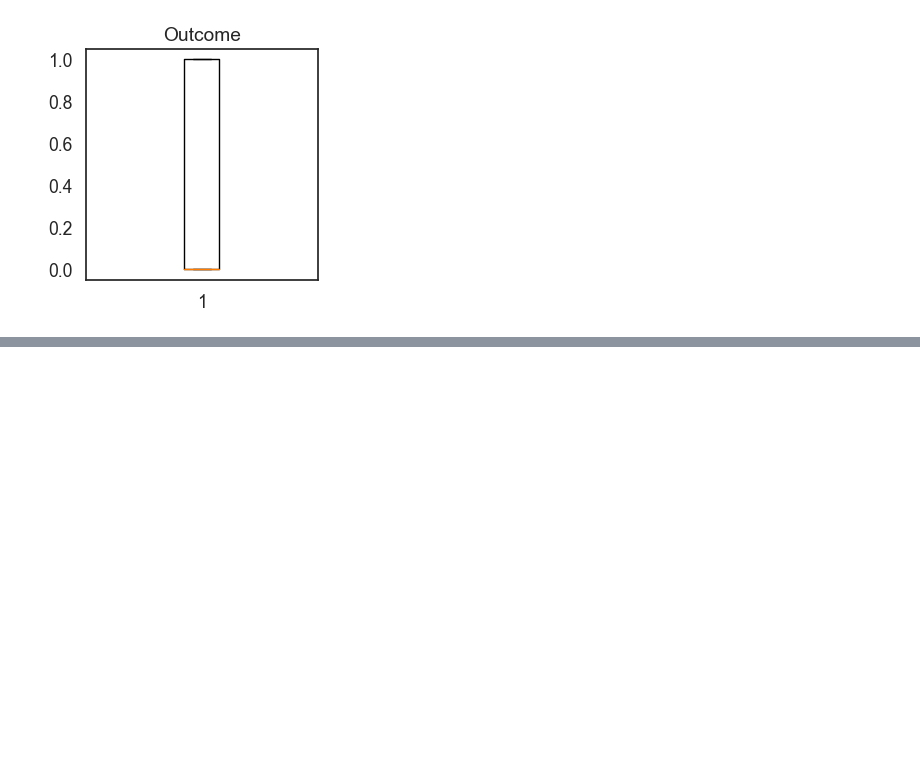
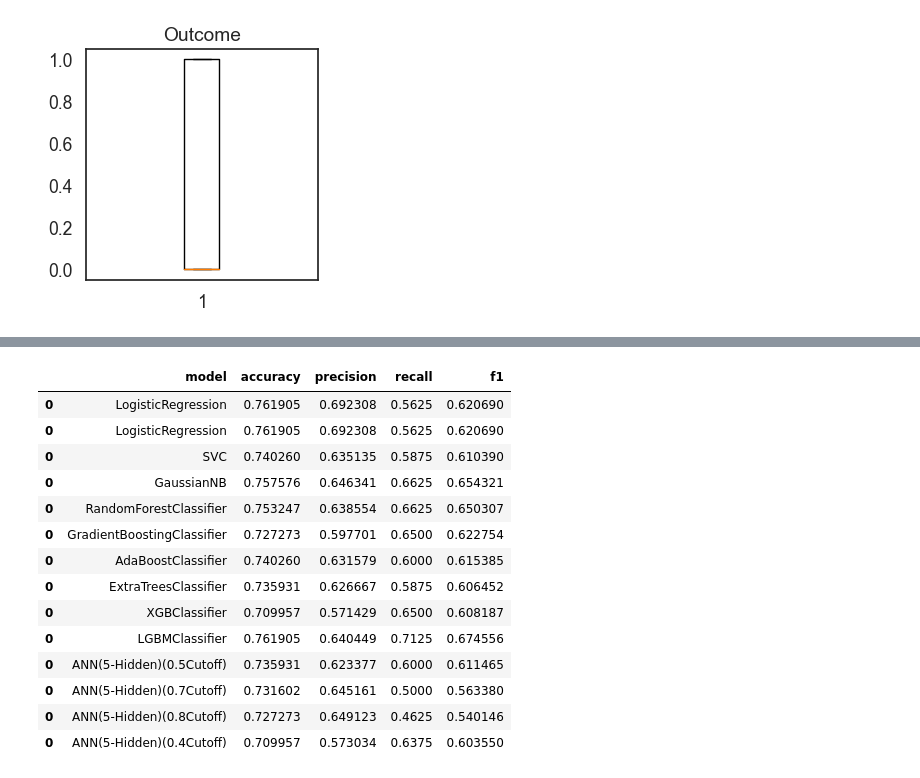
Before and after one commit to Arya920/Desease-prediction, a Jupyter notebook: diabetes_prediction.ipynb, the cells around one changed output, grey strips where cells are left out. Cells and saved outputs as stored; diff of their text form; code cells hidden in the pictures; blank space fills up the shorter version.

```diff
--- a/diabetes_prediction.ipynb
+++ b/diabetes_prediction.ipynb
@@ -133,0 +309,12 @@ KeyError: 'Age'
+# %%
+y_pred = model.predict(X_test)
+y_pred = (y_pred >= 0.7).astype(int)
+accuracy = accuracy_score(y_test , y_pred)
+precision = precision_score(y_test , y_pred)
+recall = recall_score(y_test , y_pred)
+f1 = f1_score(y_test , y_pred)
+
+
+new_row = {'model':'ANN(5-Hidden)(0.7Cutoff)','accuracy':accuracy , 'precision':precision,'recall':recall ,'f1': f1 }
+print(new_row)
+Final_dataset = pd.concat([Final_dataset , pd.DataFrame(new_row, index =[0])])
@@ -133,0 +324,12 @@ KeyError: 'Age'
+# %%
+y_pred = model.predict(X_test)
+y_pred = (y_pred >= 0.8).astype(int)
+accuracy = accuracy_score(y_test , y_pred)
+precision = precision_score(y_test , y_pred)
+recall = recall_score(y_test , y_pred)
+f1 = f1_score(y_test , y_pred)
+
+
+new_row = {'model':'ANN(5-Hidden)(0.8Cutoff)','accuracy':accuracy , 'precision':precision,'recall':recall ,'f1': f1 }
+print(new_row)
+Final_dataset = pd.concat([Final_dataset , pd.DataFrame(new_row, index =[0])])
@@ -133,0 +339,12 @@ KeyError: 'Age'
+# %%
+y_pred = model.predict(X_test)
+y_pred = (y_pred >= 0.4).astype(int)
+accuracy = accuracy_score(y_test , y_pred)
+precision = precision_score(y_test , y_pred)
+recall = recall_score(y_test , y_pred)
+f1 = f1_score(y_test , y_pred)
+
+
+new_row = {'model':'ANN(5-Hidden)(0.4Cutoff)','accuracy':accuracy , 'precision':precision,'recall':recall ,'f1': f1 }
+print(new_row)
+Final_dataset = pd.concat([Final_dataset , pd.DataFrame(new_row, index =[0])])
@@ -133,0 +354,20 @@ KeyError: 'Age'
+# %%
+Final_models_summary = Final_dataset
+# %%
+Final_models_summary
+# %% [output]
+|  | model | accuracy | precision | recall | f1 |
+| 0 | LogisticRegression | 0.761905 | 0.692308 | 0.5625 | 0.620690 |
+| 0 | LogisticRegression | 0.761905 | 0.692308 | 0.5625 | 0.620690 |
+| 0 | SVC | 0.740260 | 0.635135 | 0.5875 | 0.610390 |
+| 0 | GaussianNB | 0.757576 | 0.646341 | 0.6625 | 0.654321 |
+| 0 | RandomForestClassifier | 0.753247 | 0.638554 | 0.6625 | 0.650307 |
+| 0 | GradientBoostingClassifier | 0.727273 | 0.597701 | 0.6500 | 0.622754 |
+| 0 | AdaBoostClassifier | 0.740260 | 0.631579 | 0.6000 | 0.615385 |
+| 0 | ExtraTreesClassifier | 0.735931 | 0.626667 | 0.5875 | 0.606452 |
+| 0 | XGBClassifier | 0.709957 | 0.571429 | 0.6500 | 0.608187 |
+| 0 | LGBMClassifier | 0.761905 | 0.640449 | 0.7125 | 0.674556 |
+| 0 | ANN(5-Hidden)(0.5Cutoff) | 0.735931 | 0.623377 | 0.6000 | 0.611465 |
+| 0 | ANN(5-Hidden)(0.7Cutoff) | 0.731602 | 0.645161 | 0.5000 | 0.563380 |
+| 0 | ANN(5-Hidden)(0.8Cutoff) | 0.727273 | 0.649123 | 0.4625 | 0.540146 |
+| 0 | ANN(5-Hidden)(0.4Cutoff) | 0.709957 | 0.573034 | 0.6375 | 0.603550 |
```
Also changed, not shown: parts of 15 cells of this notebook.
